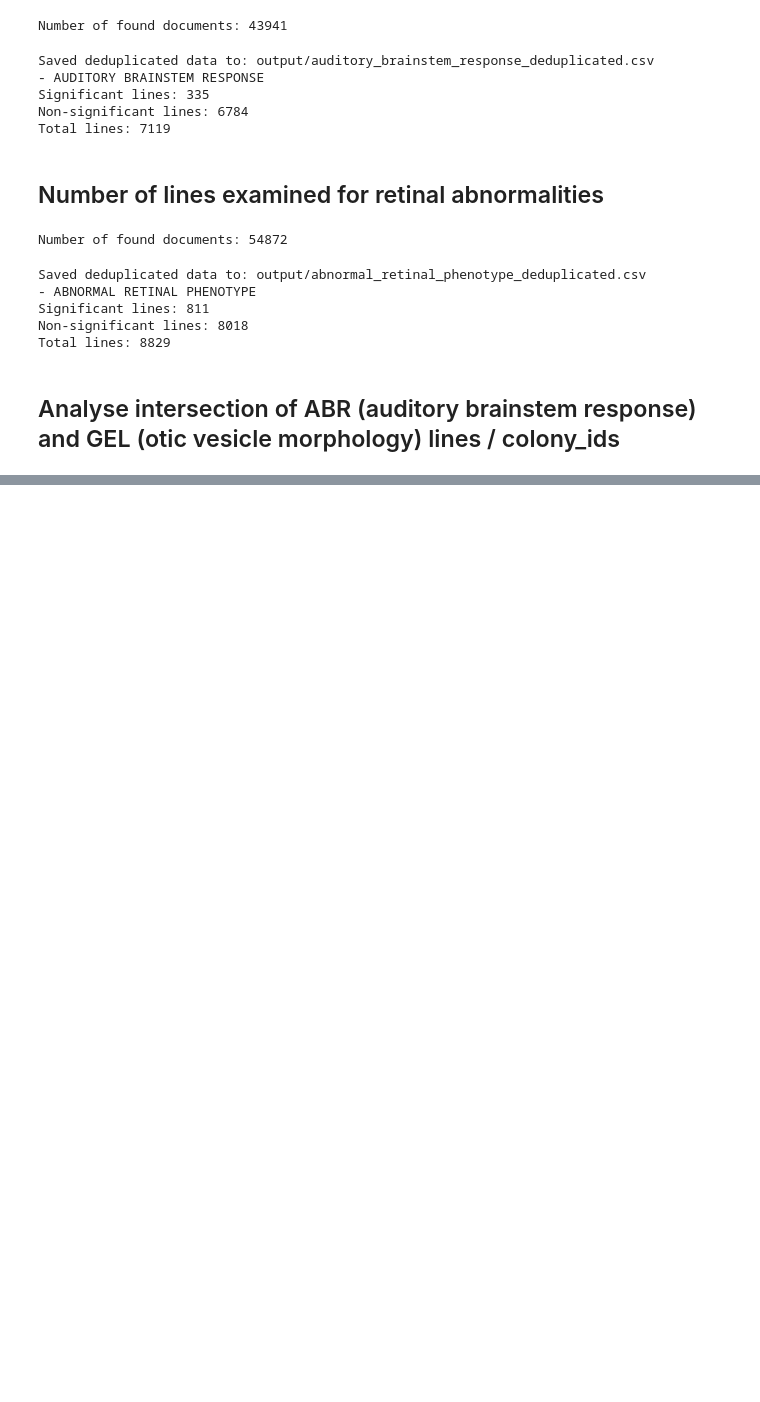
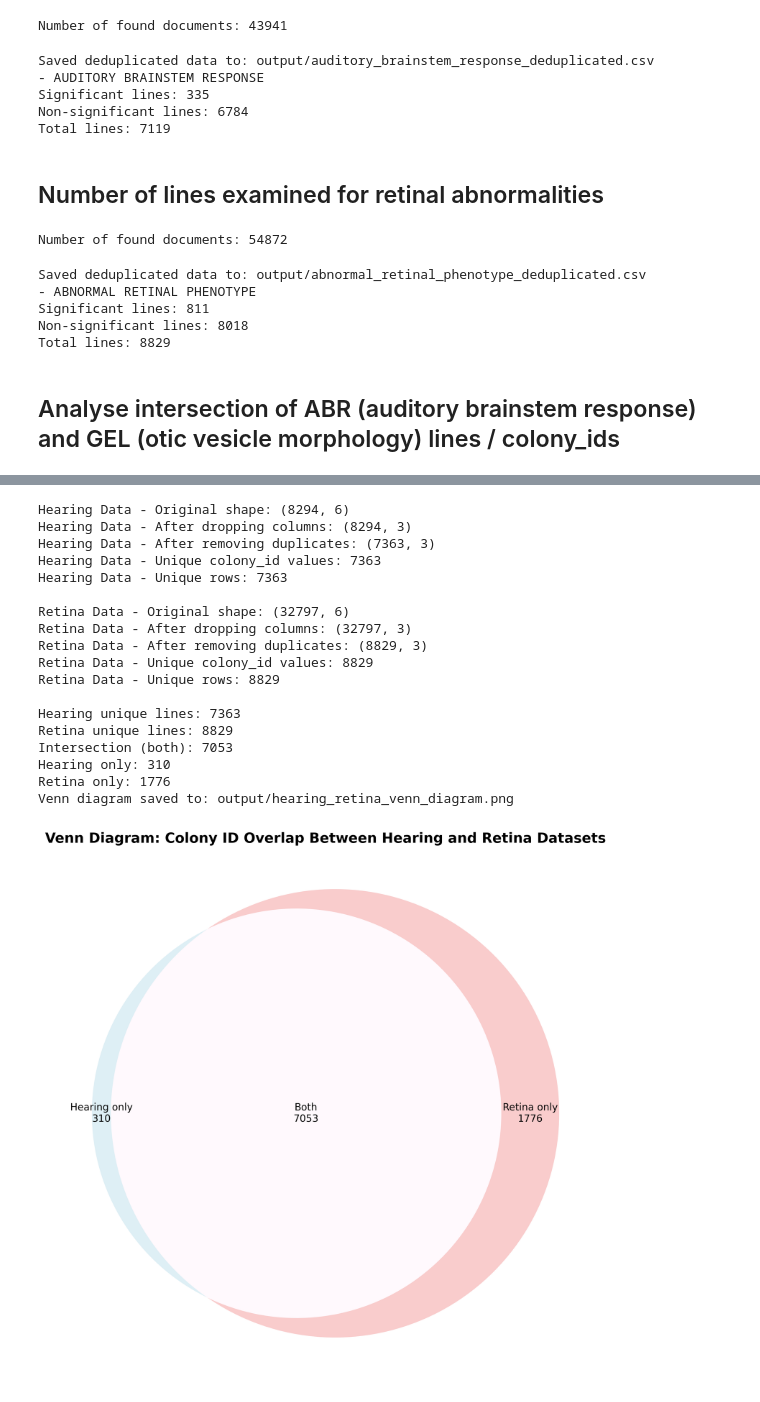
Before and after one commit to mpi2/impc_working_group_data, a Jupyter notebook: ucd/usher_syndrome.ipynb, the cells around one changed output, grey strips where cells are left out. Drawn from its saved outputs; the diff is of its cells as text; code cells hidden in the pictures; blank space fills up the shorter version.

```diff
--- a/ucd/usher_syndrome.ipynb
+++ b/ucd/usher_syndrome.ipynb
@@ -276,0 +304,36 @@ GEL only: 244
+# %%
+abr_filename = "output/auditory_brainstem_response_deduplicated.csv"
+gel_filename = "output/otic_vesicle_morphology_deduplicated.csv"
+eye_filename = "output/abnormal_retinal_phenotype_deduplicated.csv"
+abr_df = pd.read_csv(abr_filename)
+gel_df = pd.read_csv(gel_filename)
+eye_df = pd.read_csv(eye_filename)
+
+hearing_df = pd.concat([abr_df, gel_df])
+compare_and_plot_venn(
+    hearing_df,
+    eye_df,
+    name1="Hearing",
+    name2="Retina",
+    output_file="output/hearing_retina_venn_diagram.png"
+)
+# %% [output]
+Hearing Data - Original shape: (8294, 6)
+Hearing Data - After dropping columns: (8294, 3)
+Hearing Data - After removing duplicates: (7363, 3)
+Hearing Data - Unique colony_id values: 7363
+Hearing Data - Unique rows: 7363
+
+Retina Data - Original shape: (32797, 6)
+Retina Data - After dropping columns: (32797, 3)
+Retina Data - After removing duplicates: (8829, 3)
+Retina Data - Unique colony_id values: 8829
+Retina Data - Unique rows: 8829
+
+Hearing unique lines: 7363
+Retina unique lines: 8829
+Intersection (both): 7053
+Hearing only: 310
+Retina only: 1776
+Venn diagram saved to: output/hearing_retina_venn_diagram.png
+[figure, added]
```
Also changed, not shown: parts of 2 cells of this notebook.
